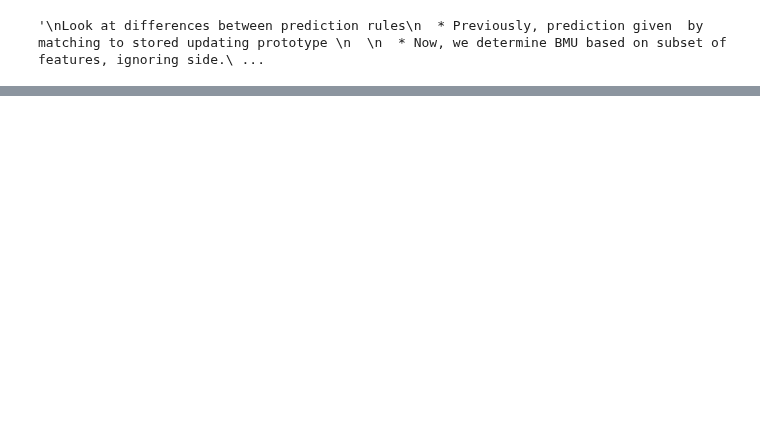
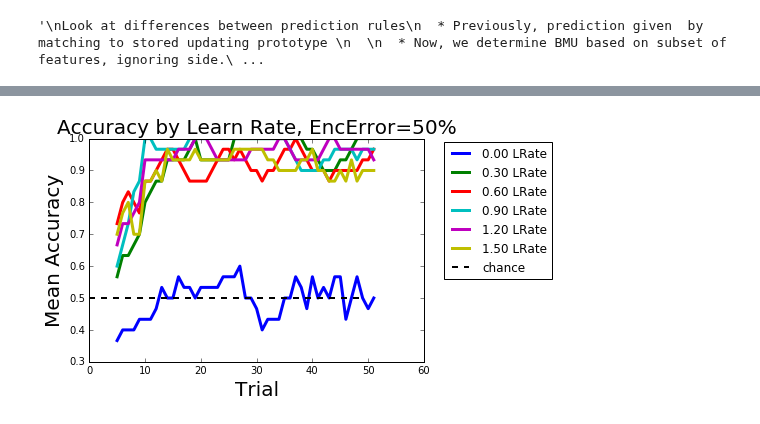
Before and after one commit to sriveravi/som, a Jupyter notebook: runSOM4.ipynb, the cells around one changed output, grey strips where cells are left out. Cells and saved outputs as stored; diff of their text form; code cells hidden in the pictures; blank space fills up the shorter version.

```diff
--- a/runSOM4.ipynb
+++ b/runSOM4.ipynb
@@ -221,30 +228,32 @@ savefig( saveFile, bbox_extra_artists=(lgd,), bbox_inches='tight')
 # %%
 ##-------------------------------------------------
 # plot function of learning rate
 
 
 removeProp = .5
 
 
 figure()
 # loop through different learning rates % fixed encoding error
 
 for lrnRt in np.arange(.0,1.8, .3):
     mod = SOM( f, learning_rate= lrnRt, predThresh=predThresh)
     meanAcc  = mod.meanLrnCurves( iters = iters, removeProp = removeProp  )
     # show them
     plot( slideAcc( meanAcc, window=w), linewidth=3, label=('%.2f LRate'% (lrnRt)))
 # chance line
 plot( np.arange(50), .5*ones(50 ), '--', linewidth=2, label='chance')
-xlabel('Trial')
-ylabel( 'Mean Accuracy')
-title('Accuracy by Learn Rate, EncError=50%')
+xlabel('Trial', fontsize=20)
+ylabel( 'Mean Accuracy', fontsize=20)
+title('Accuracy by Learn Rate, EncError=50%', fontsize=20)
 # show legend
 lgd = legend(bbox_to_anchor=(1.4, 1.01))
 
 # save it
 saveFile = outDir + 'lrnRate.png'
 savefig( saveFile, bbox_extra_artists=(lgd,), bbox_inches='tight')
+# %% [output]
+[figure, added]
 # %%
 # lets now mess with learning rate
 
```
Also changed, not shown: parts of 9 cells of this notebook.
